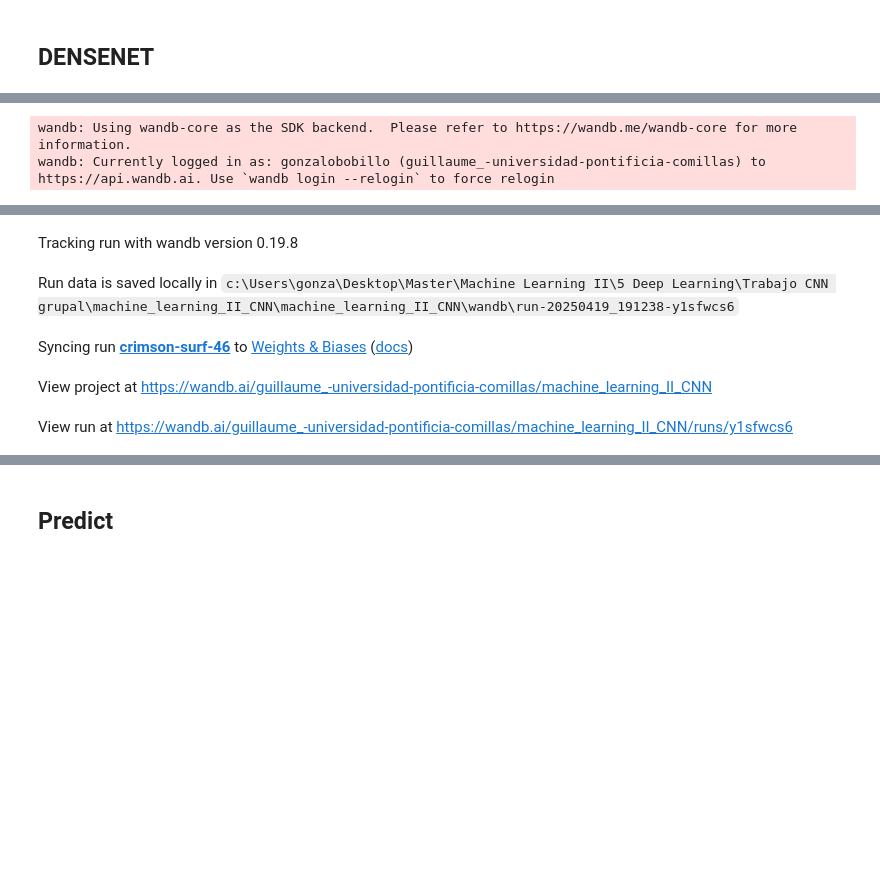
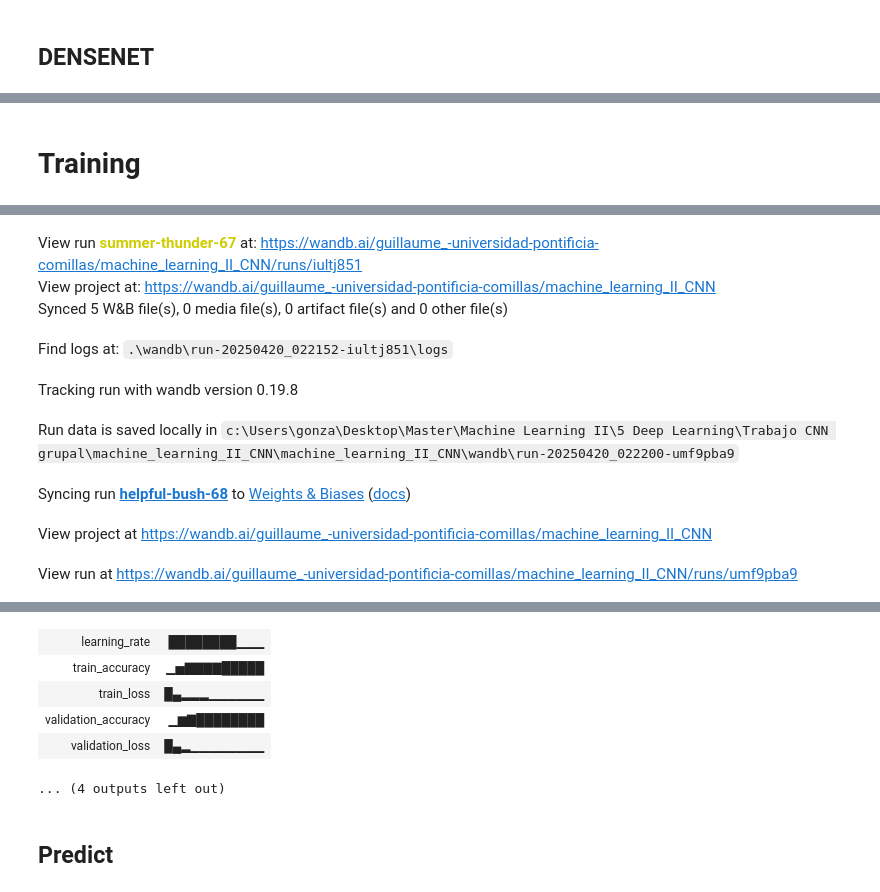
Before and after one commit to adriangustavodelpozomartin/machine_learning_II_CNN, a Jupyter notebook: 03TransferLearning_def.ipynb, the cells around one changed output, grey strips where cells are left out. Saved outputs shown, nothing was run; the diff lists cells and outputs as text; code cells hidden in the pictures; blank space fills up the shorter version.

```diff
--- a/03TransferLearning_def.ipynb
+++ b/03TransferLearning_def.ipynb
@@ -201,0 +223,2 @@ model = model.to(device)
+# %%
+model = CNN(torchvision.models.resnet18(weights='DEFAULT'), num_classes, unfreezed_layers=3)
@@ -202,8 +227,8 @@ model = model.to(device)
+# %% [markdown]
+# Training
 # %%
 optimizer = torch.optim.Adam(model.parameters(), lr=1e-4)
 scheduler = torch.optim.lr_scheduler.ReduceLROnPlateau(optimizer,'min', patience=3, factor=0.1) # Reduce learning rate on plateau, i.e., when the validation loss stops decreasing
 criterion = nn.CrossEntropyLoss()
-history = model.train_model(train_loader, valid_loader, optimizer, criterion, epochs=30, scheduler=scheduler,device=device, patience=6)
+history = model.train_model(train_loader, valid_loader, optimizer, criterion, epochs=80, scheduler=scheduler,device=device, patience=6)
 # %% [output]
-wandb: Using wandb-core as the SDK backend.  Please refer to https://wandb.me/wandb-core for more information.
-wandb: Currently logged in as: gonzalobobillo (guillaume_-universidad-pontificia-comillas) to https://api.wandb.ai. Use `wandb login --relogin` to force relogin
@@ -210,5 +236,9 @@ wandb: Currently logged in as: gonzalobobillo (guillaume_-universidad-pontificia
-Tracking run with wandb version 0.19.8
+View run summer-thunder-67 at: https://wandb.ai/guillaume_-universidad-pontificia-comillas/machine_learning_II_CNN/runs/iultj851
+View project at: https://wandb.ai/guillaume_-universidad-pontificia-comillas/machine_learning_II_CNN
+Synced 5 W&B file(s), 0 media file(s), 0 artifact file(s) and 0 other file(s)
-Run data is saved locally in c:\Users\gonza\Desktop\Master\Machine Learning II\5 Deep Learning\Trabajo CNN grupal\machine_learning_II_CNN\machine_learning_II_CNN\wandb\run-20250419_191238-y1sfwcs6
+Find logs at: .\wandb\run-20250420_022152-iultj851\logs
-Syncing run crimson-surf-46 to Weights & Biases (docs)
+Tracking run with wandb version 0.19.8
-View project at https://wandb.ai/guillaume_-universidad-pontificia-comillas/machine_learning_II_CNN
+Run data is saved locally in c:\Users\gonza\Desktop\Master\Machine Learning II\5 Deep Learning\Trabajo CNN grupal\machine_learning_II_CNN\machine_learning_II_CNN\wandb\run-20250420_022200-umf9pba9
-View run at https://wandb.ai/guillaume_-universidad-pontificia-comillas/machine_learning_II_CNN/runs/y1sfwcs6
+Syncing run helpful-bush-68 to Weights & Biases (docs)
+View project at https://wandb.ai/guillaume_-universidad-pontificia-comillas/machine_learning_II_CNN
+View run at https://wandb.ai/guillaume_-universidad-pontificia-comillas/machine_learning_II_CNN/runs/umf9pba9
@@ -232 +264,7 @@ Epoch 11/30 - Train Loss: 0.9095, Train Accuracy: 0.7320
+| learning_rate | ████████▁▁▁ |
+| train_accuracy | ▁▅▇▇▇▇█████ |
+| train_loss | █▄▂▂▂▁▁▁▁▁▁ |
+| validation_accuracy | ▁▆▇████████ |
+| validation_loss | █▄▂▁▁▁▁▁▁▁▁ |
+... (4 outputs left out)
 # %%
```
Also changed, not shown: parts of 31 cells of this notebook, 3 other files.
